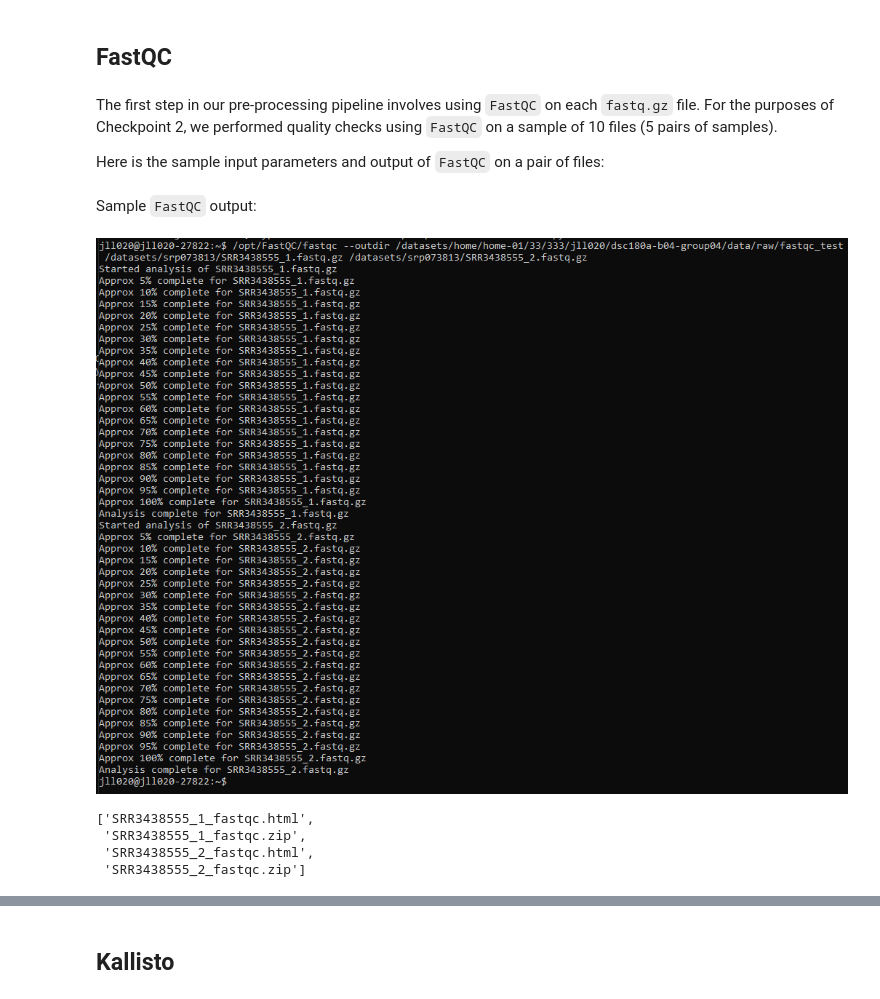
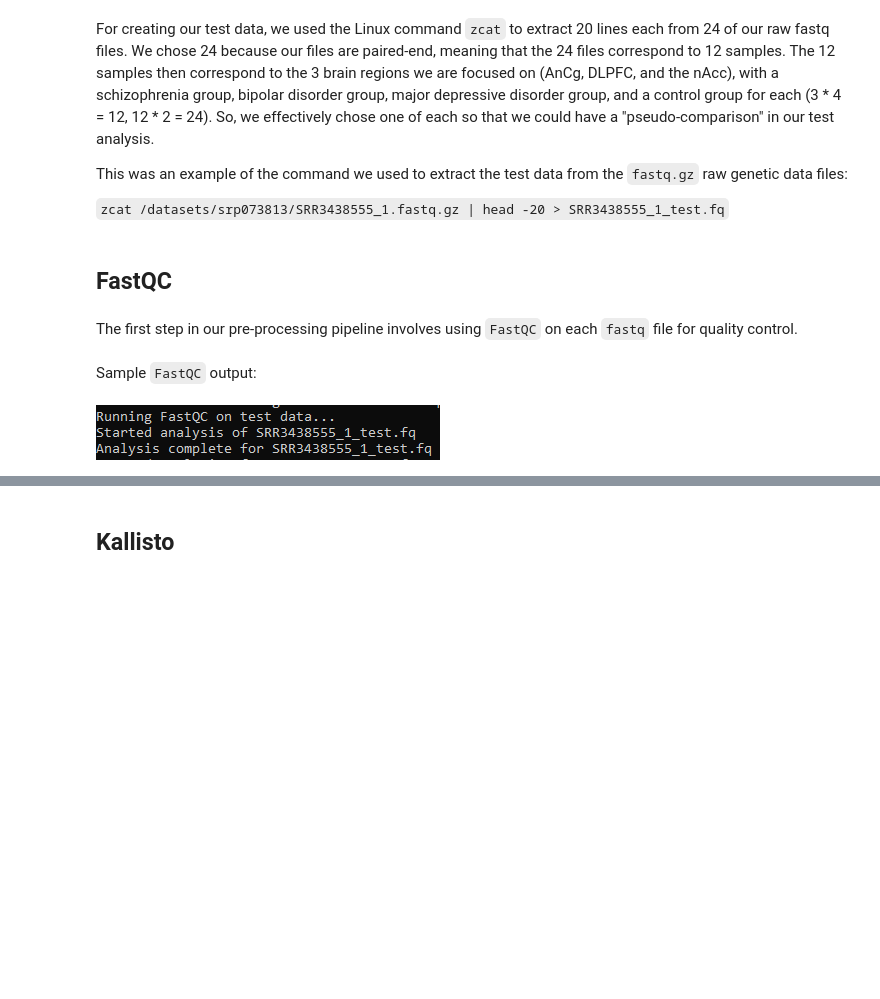
Before and after one commit to justinlu09/DSC180A-Genetics-Project, a Jupyter notebook: notebooks/report.ipynb, the cells around one changed output, grey strips where cells are left out. Drawn from its saved outputs; the diff is of its cells as text; code cells hidden in the pictures; blank space fills up the shorter version.

Commit message:
images

```diff
--- a/notebooks/report.ipynb
+++ b/notebooks/report.ipynb
@@ -15,6 +7,10 @@ Then, we use the `cutadapt` tool to remove irrelevant parts of the read, like 3'
+# %% [markdown]
+For creating our test data, we used the Linux command `zcat` to extract 20 lines each from 24 of our raw fastq files. We chose 24 because our files are paired-end, meaning that the 24 files correspond to 12 samples. The 12 samples then correspond to the 3 brain regions we are focused on (AnCg, DLPFC, and the nAcc), with a schizophrenia group, bipolar disorder group, major depressive disorder group, and a control group for each (3 * 4 = 12, 12 * 2 = 24). So, we effectively chose one of each so that we could have a "pseudo-comparison" in our test analysis.
+
+This was an example of the command we used to extract the test data from the `fastq.gz` raw genetic data files:
+
+`zcat /datasets/srp073813/SRR3438555_1.fastq.gz | head -20 > SRR3438555_1_test.fq`
 # %% [markdown]
 ## FastQC
 # %% [markdown]
-The first step in our pre-processing pipeline involves using `FastQC` on each `fastq.gz` file. For the purposes of Checkpoint 2, we performed quality checks using `FastQC` on a sample of 10 files (5 pairs of samples).
-
-Here is the sample input parameters and output of `FastQC` on a pair of files:
+The first step in our pre-processing pipeline involves using `FastQC` on each `fastq` file for quality control.
@@ -25,17 +17,6 @@ Here is the sample input parameters and output of `FastQC` on a pair of files:
 # %% [markdown]
 Sample `FastQC` output:
 # %%
-Image(filename="/datasets/home/home-01/33/333/jll020/dsc180a-b04-group04/images/FastqcSample.png")
+Image(filename="/datasets/home/home-01/33/333/jll020/dsc180a-b04-group04/images/fastqc_sample.PNG")
 # %% [output]
-[figure, old version]
+[figure, new version]
-# %%
-fq_output = []
-for i in os.listdir('/datasets/home/home-01/33/333/jll020/dsc180a-b04-group04/data/raw/fastqc_test'):
-    if i.endswith('zip') or i.endswith('html'):
-        fq_output.append(i)
-sorted(fq_output)
-# %% [output]
-['SRR3438555_1_fastqc.html',
- 'SRR3438555_1_fastqc.zip',
- 'SRR3438555_2_fastqc.html',
- 'SRR3438555_2_fastqc.zip']
```
Also changed, not shown: parts of 58 cells of this notebook, 15 other files.
